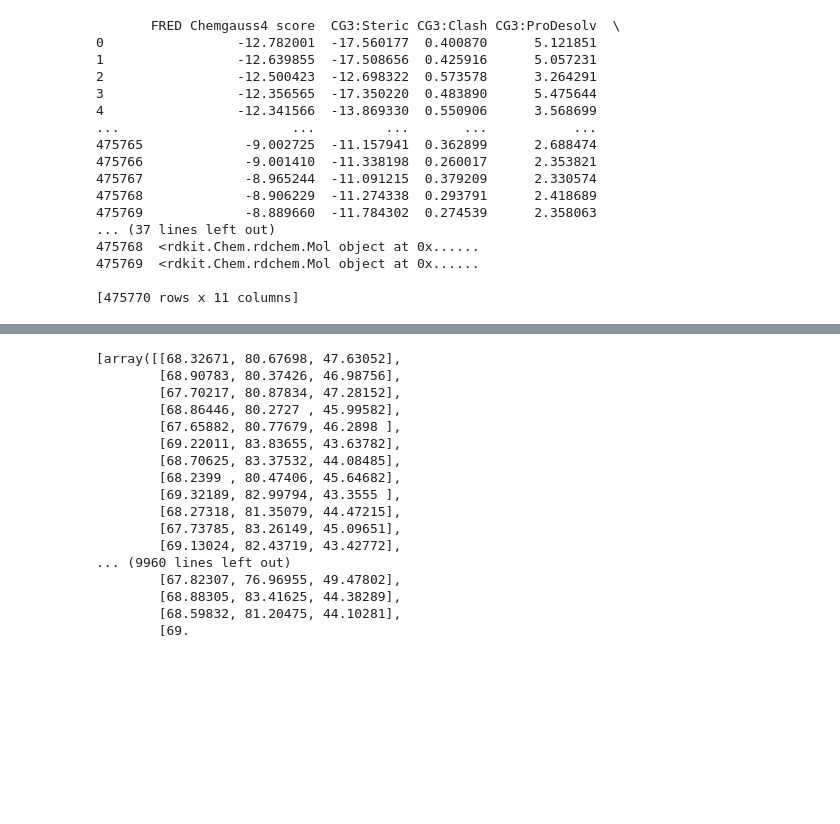
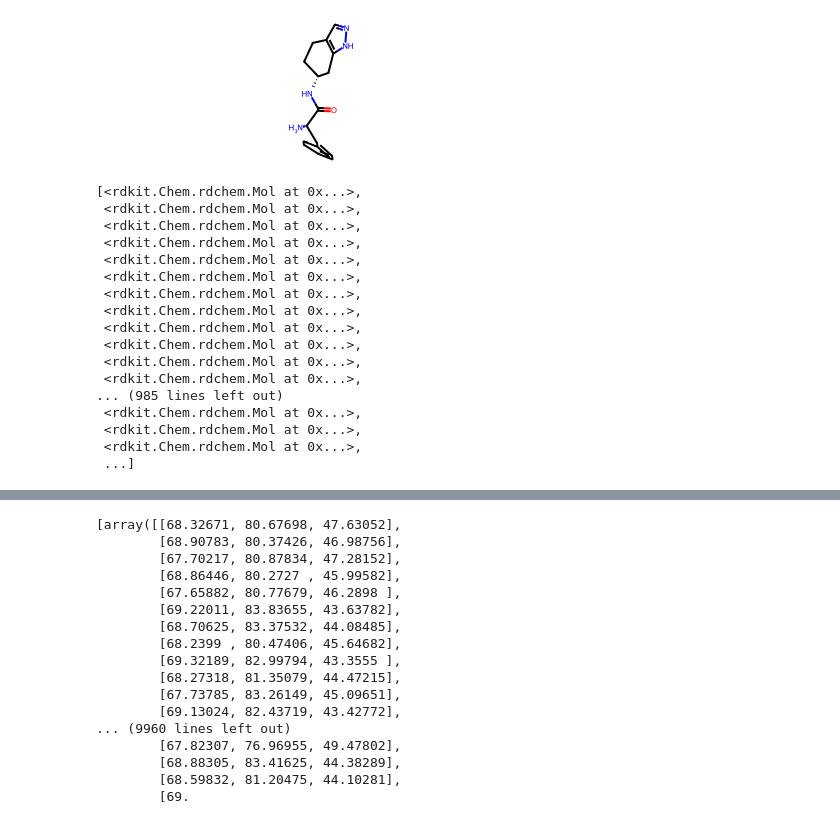
Before and after one commit to LBIC-biocomp/filterfiesta, a Jupyter notebook: src/python_package/pose_similarity.ipynb, the cells around one changed output, grey strips where cells are left out. Drawn from its saved outputs; the diff is of its cells as text; code cells hidden in the pictures; blank space fills up the shorter version.

Commit message:
add crude version of complete average RMSD calculation

```diff
--- a/src/python_package/pose_similarity.ipynb
+++ b/src/python_package/pose_similarity.ipynb
@@ -72,21 +19,2 @@ C1_sdf_top10
 # %%
 frame = PandasTools.LoadSDF('..\\..\\..\\..\\7-Docking HD score migliori\\240731_Top10PercentSelection\\2-fredHD_corretto\\OK_C1_Top10Percent_dockHD.sdf\\OK_C1_Top10Percent_dockHD.sdf',smilesName='SMILES',molColName='Molecule',includeFingerprints=True)
-frame
-# %% [output]
-       FRED Chemgauss4 score  CG3:Steric CG3:Clash CG3:ProDesolv  \
-0                 -12.782001  -17.560177  0.400870      5.121851
-1                 -12.639855  -17.508656  0.425916      5.057231
-2                 -12.500423  -12.698322  0.573578      3.264291
-3                 -12.356565  -17.350220  0.483890      5.475644
-4                 -12.341566  -13.869330  0.550906      3.568699
-...                      ...         ...       ...           ...
-475765             -9.002725  -11.157941  0.362899      2.688474
-475766             -9.001410  -11.338198  0.260017      2.353821
-475767             -8.965244  -11.091215  0.379209      2.330574
-475768             -8.906229  -11.274338  0.293791      2.418689
-475769             -8.889660  -11.784302  0.274539      2.358063
-... (37 lines left out)
-475768  <rdkit.Chem.rdchem.Mol object at 0x......
-475769  <rdkit.Chem.rdchem.Mol object at 0x......
-
-[475770 rows x 11 columns]
@@ -100,0 +21,57 @@ for i in range(10):
+# %%
+frame["Molecule"][10]
+# %% [output]
+[figure, added]
+# %%
+# Group the dataframe into chunks of 10 molecules (same molecule, different conformers)
+grouped = frame.groupby(frame.index // 10)
+average_confs = []
+
+for group_number, group in grouped:
+    positions = []
+
+    # Loop through the 10 conformers and collect atomic positions
+    for i in range(10):
+        mol = group["Molecule"].iloc[i]  # Get the ith molecule (conformer)
+        conf = mol.GetConformer()        # Get the conformer
+        coord = np.array(conf.GetPositions())  # Get atomic positions as a numpy array
+        positions.append(coord)
+
+    # Calculate the average atomic positions across the 10 conformers
+    average_pos = np.mean(positions, axis=0)
+
+    # Now update each conformer's atom positions to the average position
+    for j in range(10):
+        mol = group["Molecule"].iloc[j]  # Get the jth molecule (conformer)
+
+        # Create a deep copy of the molecule to avoid modifying the original
+        conf2 = Chem.Mol(mol)
+        conformer = conf2.GetConformer()  # Get the conformer for updating positions
+
+        # Update each atom's position to the averaged position
+        for n in range(conformer.GetNumAtoms()):
+            x, y, z = average_pos[n]
+            conformer.SetAtomPosition(n, Point3D(x, y, z))
+
+        # Add the molecule with updated coordinates to the list
+        average_confs.append(conf2)
+
+average_confs
+# %% [output]
+[<rdkit.Chem.rdchem.Mol at 0x...>,
+ <rdkit.Chem.rdchem.Mol at 0x...>,
+ <rdkit.Chem.rdchem.Mol at 0x...>,
+ <rdkit.Chem.rdchem.Mol at 0x...>,
+ <rdkit.Chem.rdchem.Mol at 0x...>,
+ <rdkit.Chem.rdchem.Mol at 0x...>,
+ <rdkit.Chem.rdchem.Mol at 0x...>,
+ <rdkit.Chem.rdchem.Mol at 0x...>,
+ <rdkit.Chem.rdchem.Mol at 0x...>,
+ <rdkit.Chem.rdchem.Mol at 0x...>,
+ <rdkit.Chem.rdchem.Mol at 0x...>,
+ <rdkit.Chem.rdchem.Mol at 0x...>,
+... (985 lines left out)
+ <rdkit.Chem.rdchem.Mol at 0x...>,
+ <rdkit.Chem.rdchem.Mol at 0x...>,
+ <rdkit.Chem.rdchem.Mol at 0x...>,
+ ...]
```
Also changed, not shown: parts of 16 cells of this notebook.
